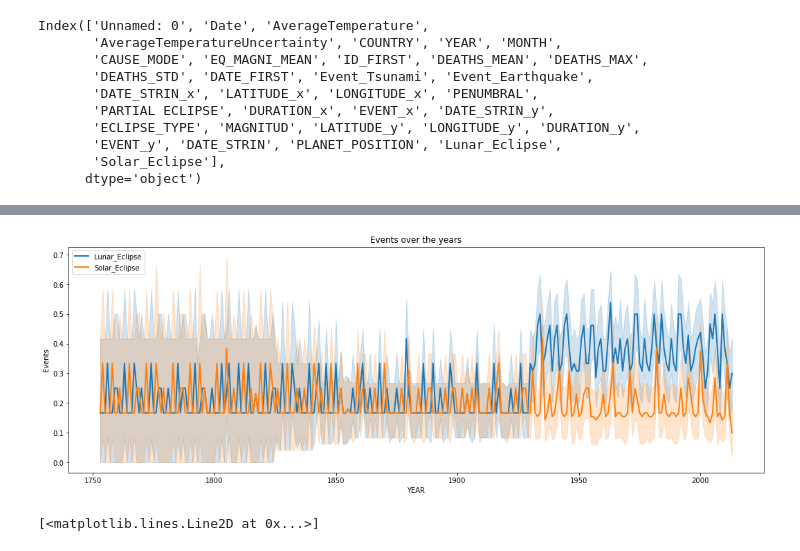
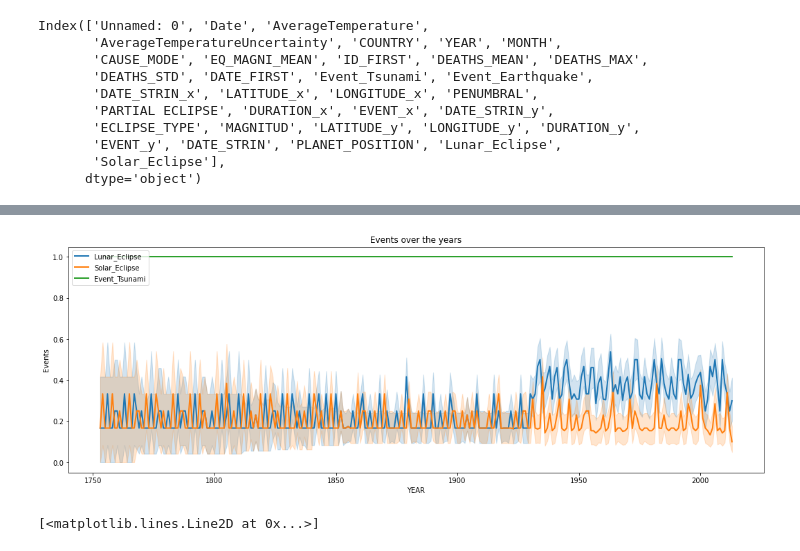
Before and after one commit to ImyPG/Natural-Disaster-Prediction, a Jupyter notebook: Interactive_visualization.ipynb, the cells around one changed output, grey strips where cells are left out. Saved outputs shown, nothing was run; the diff lists cells and outputs as text; code cells hidden in the pictures.

Commit message:
chart

```diff
--- a/Interactive_visualization.ipynb
+++ b/Interactive_visualization.ipynb
@@ -437,15 +463,15 @@ JoinedData.head()
 # %%
-events=JoinedData[['YEAR','Lunar_Eclipse','Solar_Eclipse']]
+events=JoinedData[['YEAR','Lunar_Eclipse','Solar_Eclipse','Event_Tsunami']]
 events=pd.melt(events,id_vars=['YEAR'])
 events.head();
 # %%
 plt.figure(figsize=(18,6))
 sns.lineplot(data=events, x='YEAR', y='value',hue='variable',linewidth=2)
 plt.title('Events over the years')
-plt.legend(['Lunar_Eclipse', 'Solar_Eclipse'],loc='upper left')
+plt.legend(['Lunar_Eclipse', 'Solar_Eclipse','Event_Tsunami'],loc='upper left')
 plt.ylabel('Events');
 # %% [output]
-[figure, old version]
+[figure, new version]
 # %%
 import matplotlib.pyplot as plt
 #One way to plot two figure at once
```
Also changed, not shown: parts of 11 cells of this notebook.
